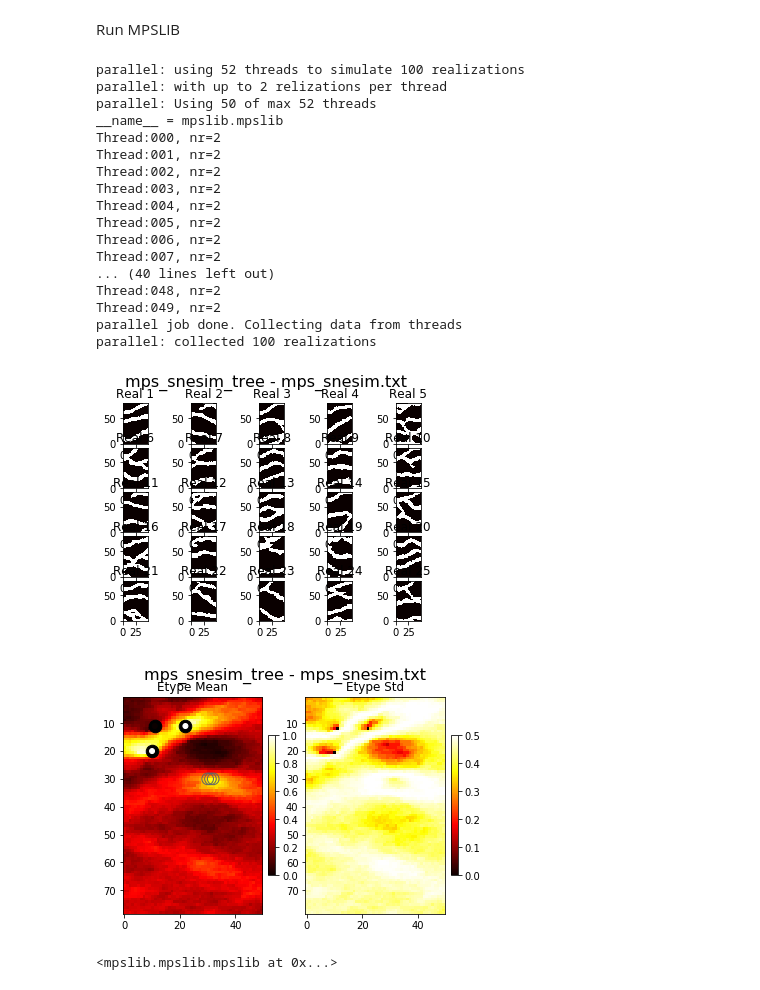
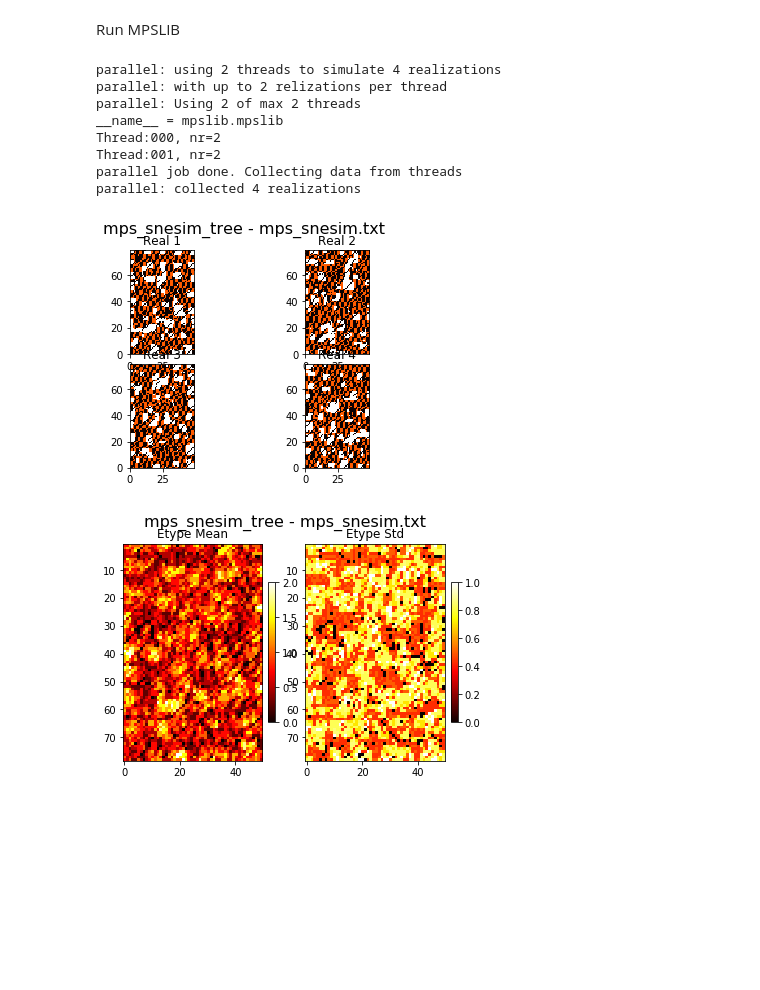
Before and after one commit to cultpenguin/sippi-all, a Jupyter notebook: scikit-mps/examples/mpslib_in_google_colab.ipynb, the cells around one changed output. Saved outputs shown, nothing was run; the diff lists cells and outputs as text; code cells hidden in the pictures; blank space fills up the shorter version.

```diff
--- a/scikit-mps/examples/mpslib_in_google_colab.ipynb
+++ b/scikit-mps/examples/mpslib_in_google_colab.ipynb
@@ -74,7 +79,7 @@ import numpy as np
 import matplotlib.pyplot as plt
 # %%
 O = mps.mpslib(method='mps_snesim_tree',
-                    n_real = 100, verbose_level=-1)
+                    n_real = 4, verbose_level=-1, debug_level=-1)
 O.parameter_filename = 'mps_snesim.txt'
 O.par['n_cond']=36
 O.par['simulation_grid_size']=np.array([50,80,1])
@@ -102,9 +107,10 @@ O.par
 # %% [markdown]
 ### Load a training image
 # %%
-TI, TI_filename = mps.trainingimages.strebelle(di=1, coarse3d=1)
-#TI, TI_filename = mps.trainingimages.strebelle(di=2, coarse3d=1)
+TI, TI_filename = mps.trainingimages.strebelle(di=2, coarse3d=1)
+TI, TI_filename = mps.trainingimages.checkerboard2()
 #TI, TI_filename = mps.trainingimages.rot90()
+O.ti = TI
 
-plt.imshow(TI[:,:,0].T)
+plt.imshow(O.ti[:,:,0].T)
 # %% [output]
@@ -125,37 +122,20 @@ d_soft = np.array([[ 30, 30, 0, 0.1, 0.9],
 # %%
-# set hard and soft data
-O.delete_local_files()
-O.d_hard = d_hard
-O.d_soft = d_soft
-
 O.ti = TI
 O.run_parallel()
 #O.run()
 
-# Plot reals and etype
+
+# plot some results
 O.plot_reals()
 O.plot_etype()
 # %% [output]
-parallel: using 52 threads to simulate 100 realizations
+parallel: using 2 threads to simulate 4 realizations
 parallel: with up to 2 relizations per thread
-parallel: Using 50 of max 52 threads
+parallel: Using 2 of max 2 threads
 __name__ = mpslib.mpslib
 Thread:000, nr=2
 Thread:001, nr=2
-Thread:002, nr=2
-Thread:003, nr=2
-Thread:004, nr=2
-Thread:005, nr=2
-Thread:006, nr=2
-Thread:007, nr=2
-... (40 lines left out)
-Thread:048, nr=2
-Thread:049, nr=2
 parallel job done. Collecting data from threads
-parallel: collected 100 realizations
+parallel: collected 4 realizations
-[figure, old version]
+[figure, new version]
-[figure, old version]
+[figure, new version]
-# %%
-O
-# %% [output]
-<mpslib.mpslib.mpslib at 0x...>
```
Also changed, not shown: parts of 8 cells of this notebook.
